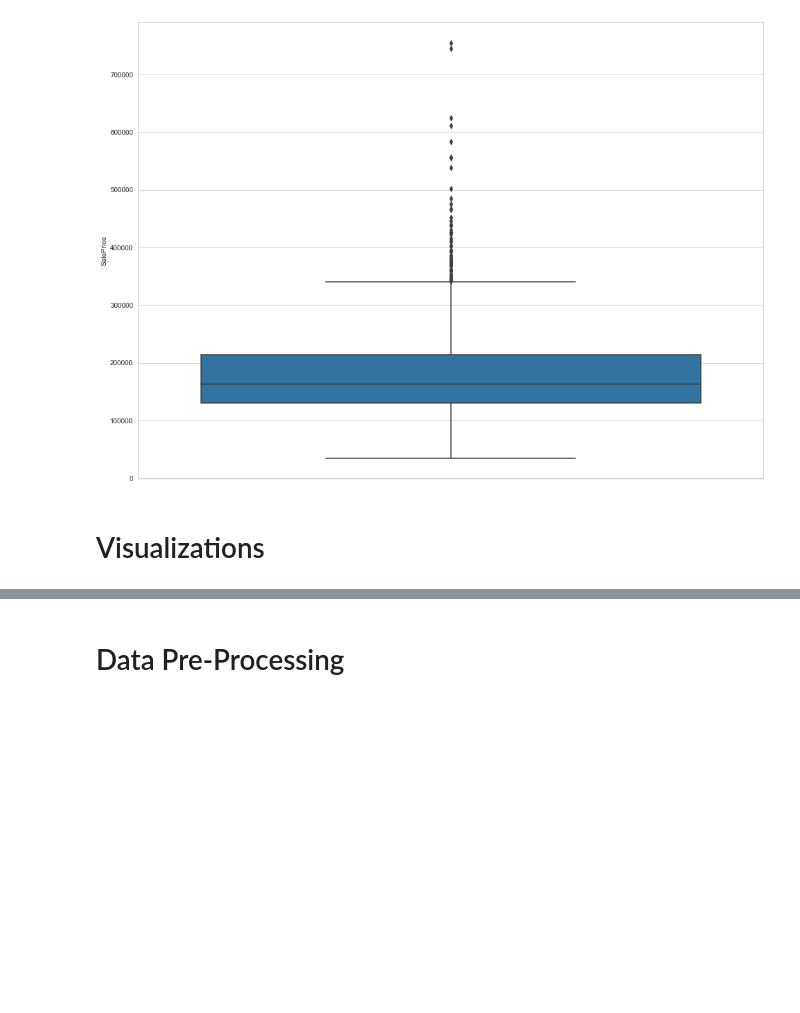
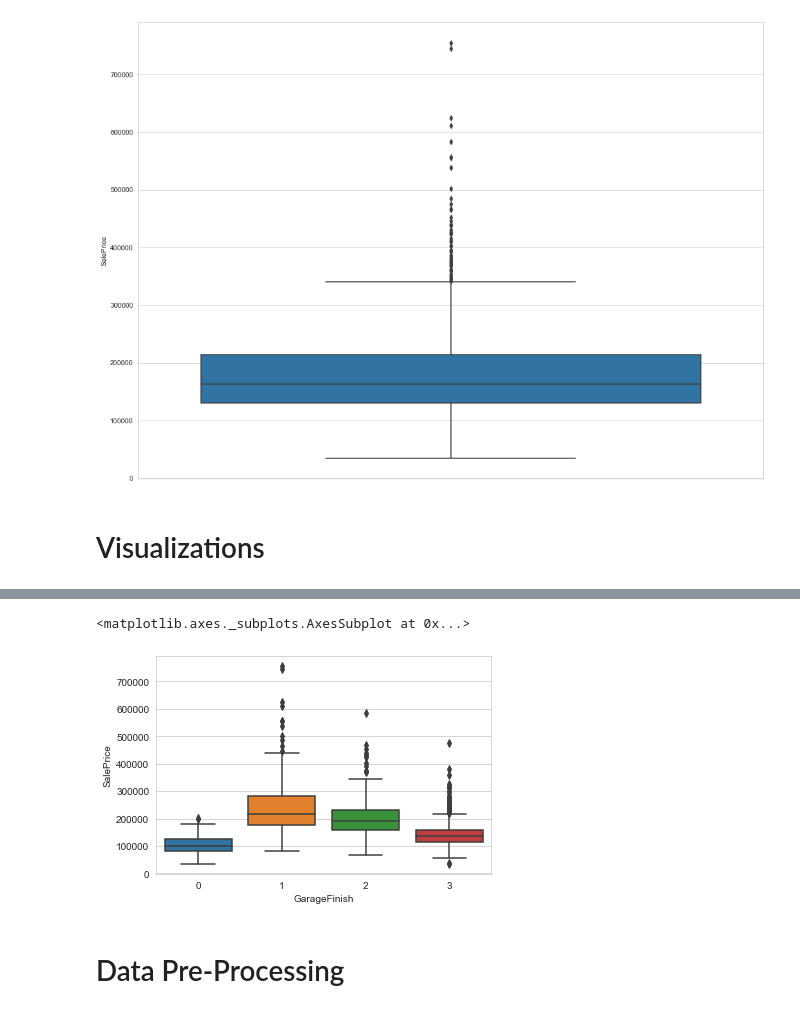
Before and after one commit to lijq33/Data-mining, a Jupyter notebook: Data Mining Assignment.ipynb, the cells around one changed output, grey strips where cells are left out. Cells and saved outputs as stored; diff of their text form; code cells hidden in the pictures; blank space fills up the shorter version.

```diff
--- a/Data Mining Assignment.ipynb
+++ b/Data Mining Assignment.ipynb
@@ -562,7 +550,10 @@ for missing_numerical in missing_numerical_cols:
 # REMOVE FEATURE
 # 1) Garage Area - People dont think about how many Msq when viewing the garage. They estimate how many cars can fit into the garage
 # %%
-sns.scatterplot(x = df_train['SalePrice'], y = df_train['GarageFinish'])
+sns.boxplot(y = df_train['SalePrice'], x = df_train['GarageFinish'])
+# %% [output]
+<matplotlib.axes._subplots.AxesSubplot at 0x...>
+[figure, added]
 # %%
 f, ax = plt.subplots(figsize=(16, 12))
 sns.heatmap(df_train[corr.index].isnull(), cmap = 'Greys');
```
Also changed, not shown: parts of 12 cells of this notebook.
